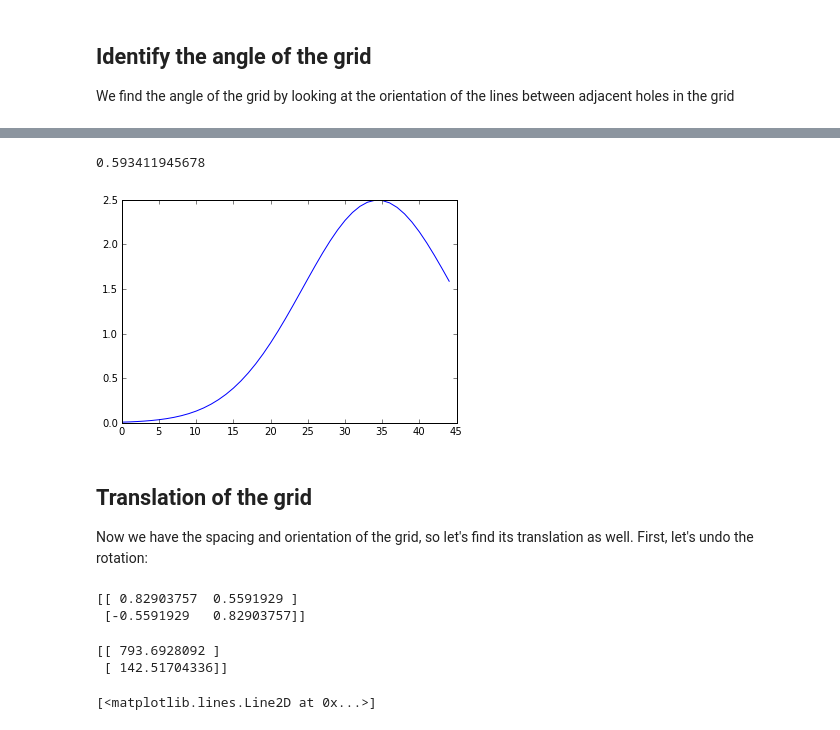
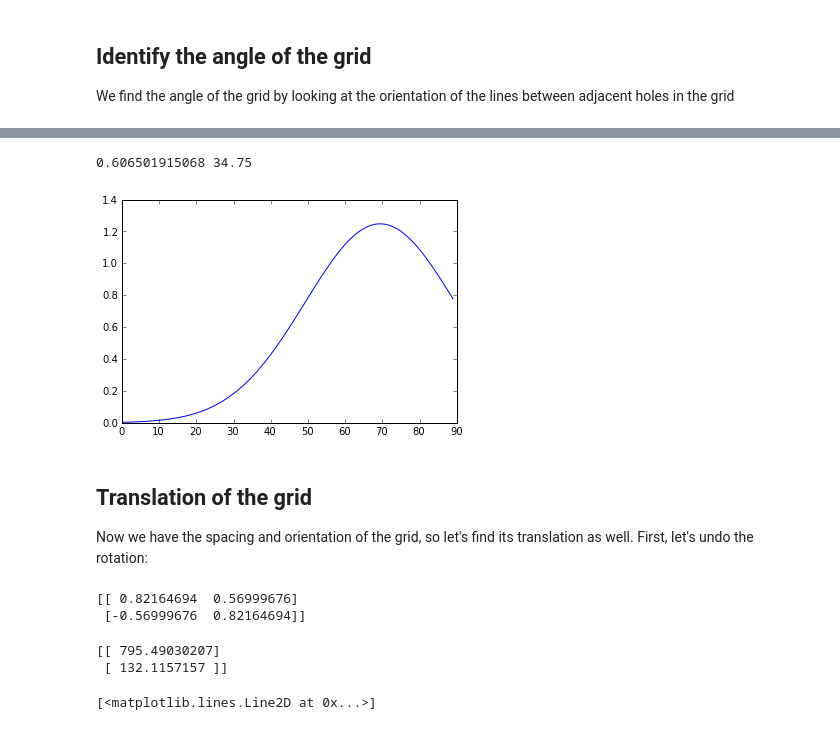
Before and after one commit to mprat/breadboard-to-pcb, a Jupyter notebook: cv_exploration.ipynb, the cells around one changed output, grey strips where cells are left out. Drawn from its saved outputs; the diff is of its cells as text; code cells hidden in the pictures.

```diff
--- a/cv_exploration.ipynb
+++ b/cv_exploration.ipynb
@@ -64,5 +64,6 @@ show(lines)
 We find the angle of the grid by looking at the orientation of the lines between adjacent holes in the grid
 # %%
 angles = np.array([np.arctan2(n[3][1] - n[2][1], n[3][0] - n[2][0]) for n in neighbors])
-n, bins, patches = hist((angles % np.pi) * 180 / np.pi, range=(0,180), bins=180)
+angle_step = 0.5
+n_ang, bins, patches = hist((angles % np.pi) * 180 / np.pi, range=(0,180), bins=180./angle_step)
 # %% [output]
@@ -70,5 +71,5 @@ n, bins, patches = hist((angles % np.pi) * 180 / np.pi, range=(0,180), bins=180)
 # %%
 
-kernel = np.tile(np.hstack([normpdf(np.array(range(45)), 0, 10), normpdf(np.array(range(45)), 45, 10)]), 2)
+kernel = np.tile(np.hstack([normpdf(np.array(range(int(45./angle_step))), 0, 10./angle_step), normpdf(np.array(range(int(45./angle_step))), 45./angle_step, 10./angle_step)]), 2)
 # %%
 plot(kernel)
@@ -79,13 +80,13 @@ plot(np.roll(kernel, 25))
 # %%
-angle_fits = np.zeros(45)
-for t in range(45):
-    angle_fits[t] = np.correlate(np.roll(kernel, t), n)
+angle_fits = np.zeros(int(45./angle_step))
+for t in range(len(angle_fits)):
+    angle_fits[t] = np.correlate(np.roll(kernel, t), n_ang)
 plot(angle_fits)
-grid_angle = np.argmax(angle_fits) * np.pi/180
-print grid_angle
+grid_angle = (np.argmax(angle_fits) * angle_step + angle_step/2) * np.pi/180
+print grid_angle, grid_angle*180/np.pi
 # %% [output]
-0.593411945678
+0.606501915068 34.75
-[figure, old version]
+[figure, new version]
 # %% [markdown]
 ## Translation of the grid
 Now we have the spacing and orientation of the grid, so let's find its translation as well. First, let's undo the rotation:
@@ -93,13 +94,13 @@ Now we have the spacing and orientation of the grid, so let's find its translati
 R = np.matrix([[cos(-grid_angle), -sin(-grid_angle)], [sin(-grid_angle), cos(-grid_angle)]])
 print R
 # %% [output]
-[[ 0.82903757  0.5591929 ]
- [-0.5591929   0.82903757]]
+[[ 0.82164694  0.56999676]
+ [-0.56999676  0.82164694]]
 # %%
 print R * np.reshape(kps[0], (2,-1))
 # %% [output]
-[[ 793.6928092 ]
- [ 142.51704336]]
+[[ 795.49030207]
+ [ 132.1157157 ]]
 # %%
 plot([k[0] for k in kps], [k[1] for k in kps], 'ro')
 # %% [output]
```
Also changed, not shown: parts of 6 cells of this notebook.
